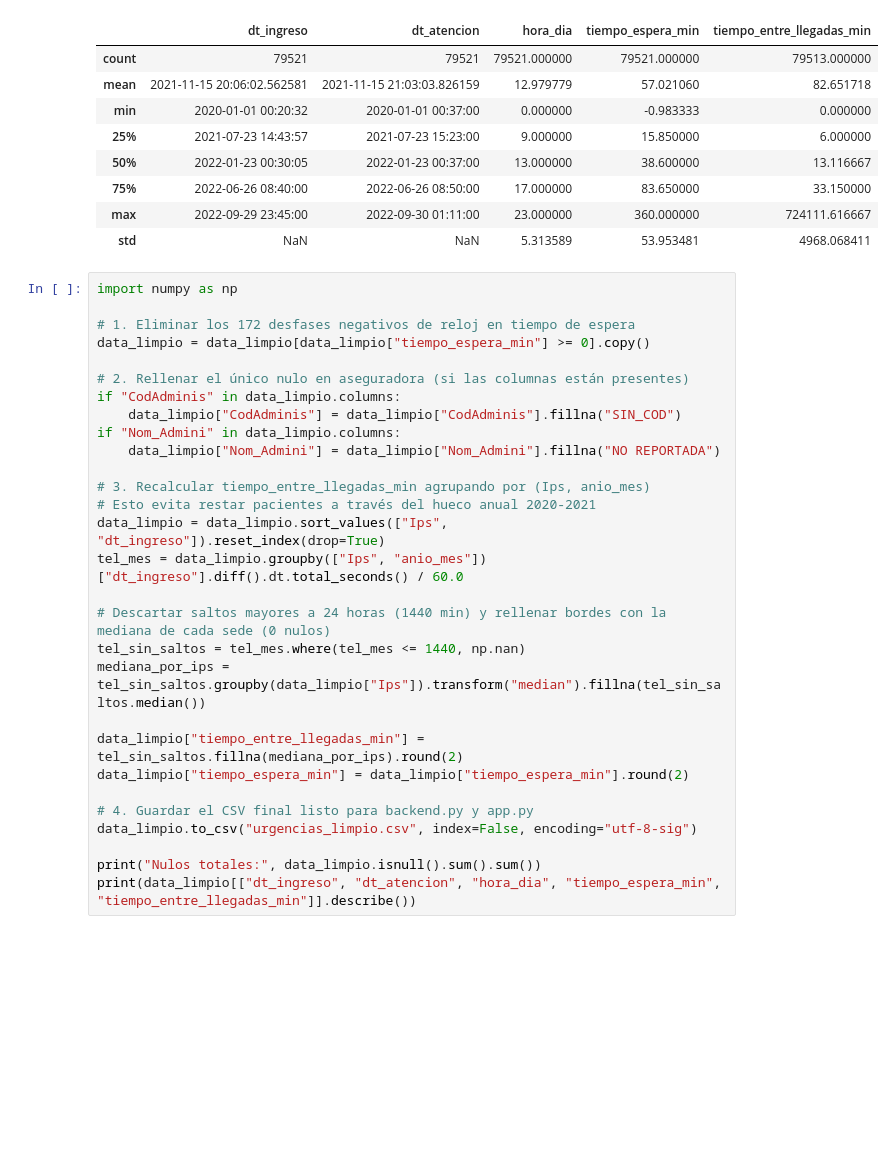
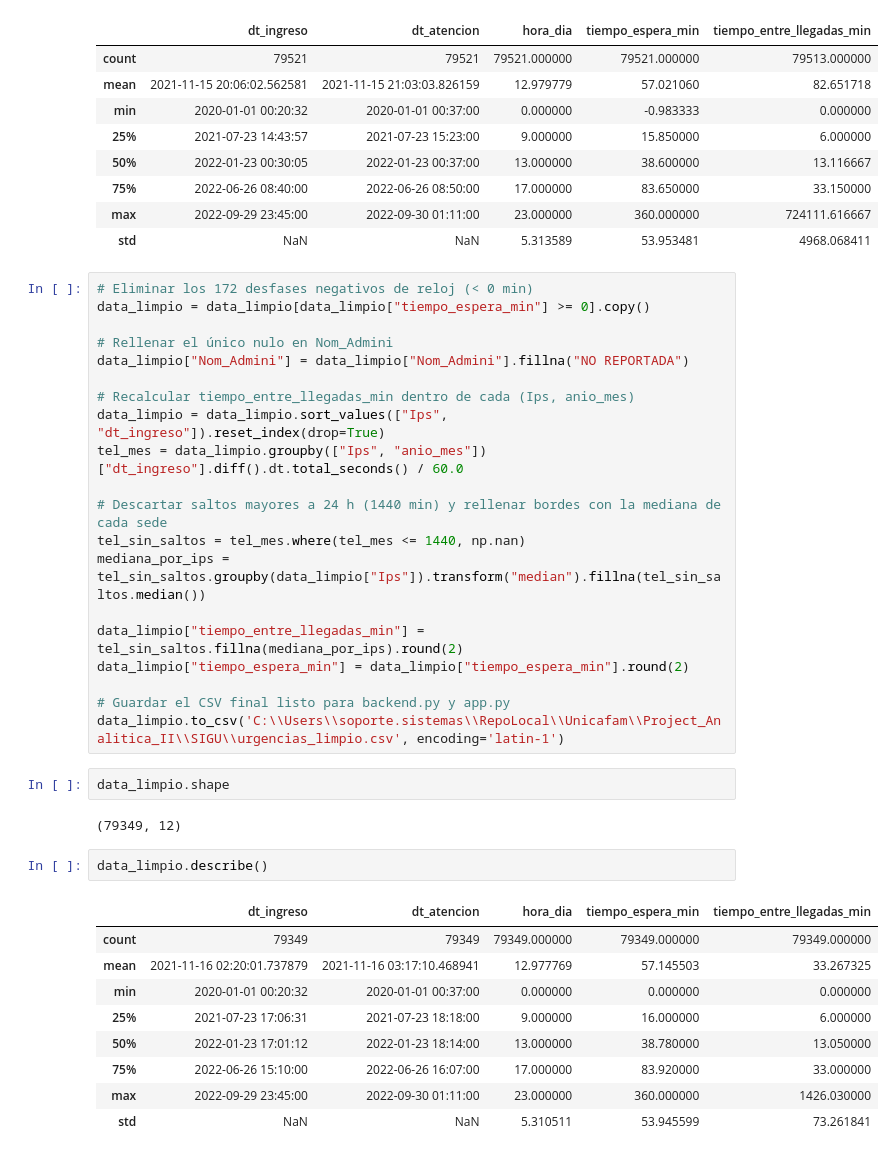
Before and after one commit to BreinerNavarro/proyecto_analitica_2, a Jupyter notebook: notebooks/analisis_final.ipynb, the cells around one changed output. Drawn from its saved outputs; the diff is of its cells as text; blank space fills up the shorter version.

Commit message:
Finalizado el analisis SIGU

```diff
--- a/notebooks/analisis_final.ipynb
+++ b/notebooks/analisis_final.ipynb
@@ -148,31 +147,38 @@ data_limpio.describe()
 | max | 2022-09-29 23:45:00 | 2022-09-30 01:11:00 | 23.000000 | 360.000000 | 724111.616667 |
 | std | NaN | NaN | 5.313589 | 53.953481 | 4968.068411 |
 # %%
-import numpy as np
-
-# 1. Eliminar los 172 desfases negativos de reloj en tiempo de espera
+# Eliminar los 172 desfases negativos de reloj (< 0 min)
 data_limpio = data_limpio[data_limpio["tiempo_espera_min"] >= 0].copy()
 
-# 2. Rellenar el único nulo en aseguradora (si las columnas están presentes)
-if "CodAdminis" in data_limpio.columns:
-    data_limpio["CodAdminis"] = data_limpio["CodAdminis"].fillna("SIN_COD")
-if "Nom_Admini" in data_limpio.columns:
-    data_limpio["Nom_Admini"] = data_limpio["Nom_Admini"].fillna("NO REPORTADA")
+# Rellenar el único nulo en Nom_Admini
+data_limpio["Nom_Admini"] = data_limpio["Nom_Admini"].fillna("NO REPORTADA")
 
-# 3. Recalcular tiempo_entre_llegadas_min agrupando por (Ips, anio_mes)
-# Esto evita restar pacientes a través del hueco anual 2020-2021
+# Recalcular tiempo_entre_llegadas_min dentro de cada (Ips, anio_mes)
 data_limpio = data_limpio.sort_values(["Ips", "dt_ingreso"]).reset_index(drop=True)
 tel_mes = data_limpio.groupby(["Ips", "anio_mes"])["dt_ingreso"].diff().dt.total_seconds() / 60.0
 
-# Descartar saltos mayores a 24 horas (1440 min) y rellenar bordes con la mediana de cada sede (0 nulos)
+# Descartar saltos mayores a 24 h (1440 min) y rellenar bordes con la mediana de cada sede
 tel_sin_saltos = tel_mes.where(tel_mes <= 1440, np.nan)
 mediana_por_ips = tel_sin_saltos.groupby(data_limpio["Ips"]).transform("median").fillna(tel_sin_saltos.median())
 
 data_limpio["tiempo_entre_llegadas_min"] = tel_sin_saltos.fillna(mediana_por_ips).round(2)
 data_limpio["tiempo_espera_min"] = data_limpio["tiempo_espera_min"].round(2)
 
-# 4. Guardar el CSV final listo para backend.py y app.py
-data_limpio.to_csv("urgencias_limpio.csv", index=False, encoding="utf-8-sig")
-
-print("Nulos totales:", data_limpio.isnull().sum().sum())
-print(data_limpio[["dt_ingreso", "dt_atencion", "hora_dia", "tiempo_espera_min", "tiempo_entre_llegadas_min"]].describe())
+# Guardar el CSV final listo para backend.py y app.py
+data_limpio.to_csv('C:\\Users\\soporte.sistemas\\RepoLocal\\Unicafam\\Project_Analitica_II\\SIGU\\urgencias_limpio.csv', encoding='latin-1')
+# %%
+data_limpio.shape
+# %% [output]
+(79349, 12)
+# %%
+data_limpio.describe()
+# %% [output]
+|  | dt_ingreso | dt_atencion | hora_dia | tiempo_espera_min | tiempo_entre_llegadas_min |
+| count | 79349 | 79349 | 79349.000000 | 79349.000000 | 79349.000000 |
+| mean | 2021-11-16 02:20:01.737879 | 2021-11-16 03:17:10.468941 | 12.977769 | 57.145503 | 33.267325 |
+| min | 2020-01-01 00:20:32 | 2020-01-01 00:37:00 | 0.000000 | 0.000000 | 0.000000 |
+| 25% | 2021-07-23 17:06:31 | 2021-07-23 18:18:00 | 9.000000 | 16.000000 | 6.000000 |
+| 50% | 2022-01-23 17:01:12 | 2022-01-23 18:14:00 | 13.000000 | 38.780000 | 13.050000 |
+| 75% | 2022-06-26 15:10:00 | 2022-06-26 16:07:00 | 17.000000 | 83.920000 | 33.000000 |
+| max | 2022-09-29 23:45:00 | 2022-09-30 01:11:00 | 23.000000 | 360.000000 | 1426.030000 |
+| std | NaN | NaN | 5.310511 | 53.945599 | 73.261841 |
```
Also changed, not shown: parts of 10 cells of this notebook, 1 other file.
